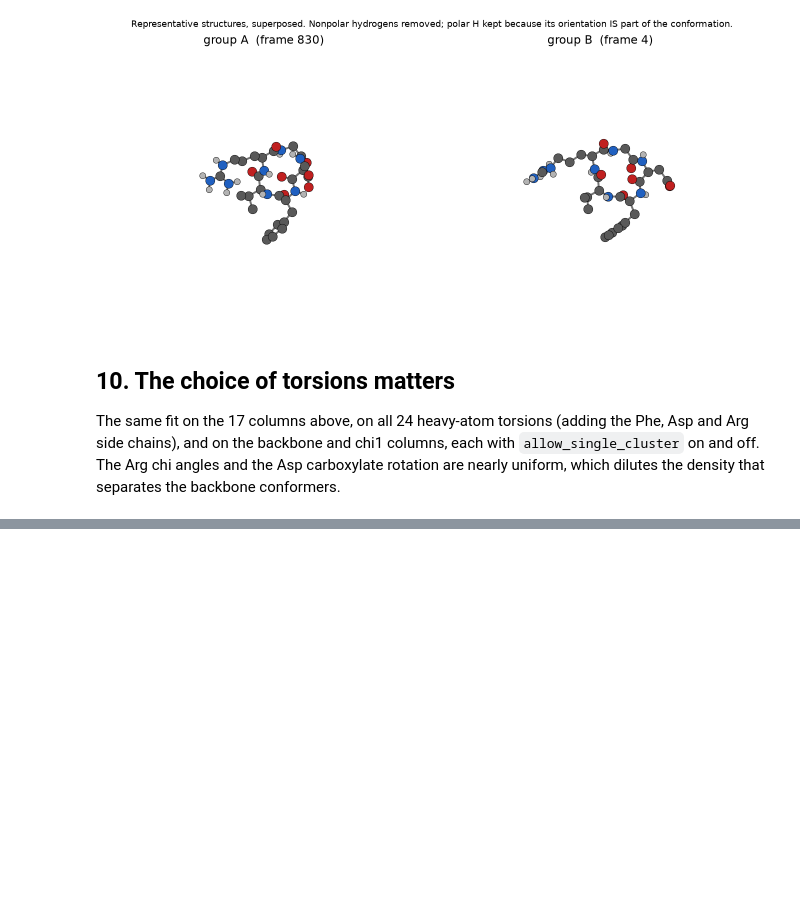
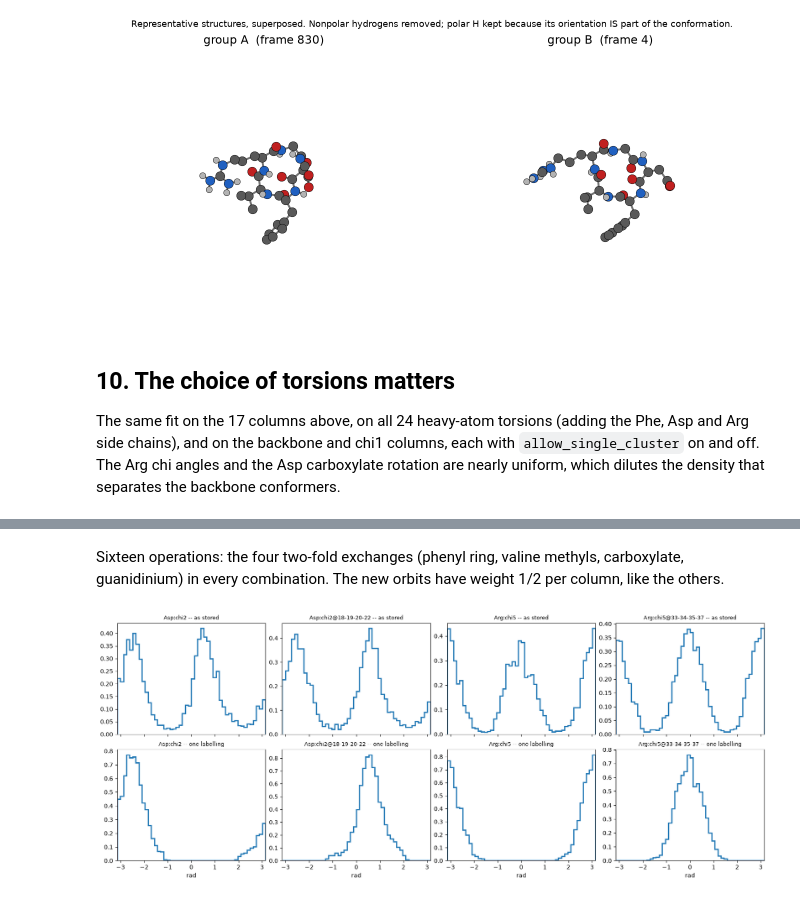
Before and after one commit to csy0000/MD-tools, a Jupyter notebook: docs/tutorial/rgdfv/analysis/clustering.ipynb, the cells around one changed output, grey strips where cells are left out. Drawn from its saved outputs; the diff is of its cells as text; code cells hidden in the pictures; blank space fills up the shorter version.

```diff
--- a/docs/tutorial/rgdfv/analysis/clustering.ipynb
+++ b/docs/tutorial/rgdfv/analysis/clustering.ipynb
@@ -323,0 +336,14 @@ pd.DataFrame(rows)
+# %%
+RESONANT = {"Asp:chi2": (18, 19, 20, 21), "Arg:chi5": (33, 34, 35, 36)}
+columns19 = {**BACKBONE_AND_SYMMETRIC, **RESONANT}
+defs19 = TorsionDefinitions(quads=tuple(columns19.values()), names=tuple(columns19),
+                            indexing="zero-based", units="radian")
+desc19 = SymmetricTorsionDescriptor(mol, defs19)
+plain19 = SymmetricTorsionDescriptor(mol, defs19, resonance=False)
+print(f"drawn structure : {len(plain19.operations):2d} operations, {plain19.n_columns} columns")
+print(f"resonance hybrid: {len(desc19.operations):2d} operations, {desc19.n_columns} columns | "
+      f"group closure {desc19.group_closure_verified}, isometry {desc19.isometry_verified}")
+print("orbits:", [[desc19.names[c] for c in o] for o in desc19.orbits if len(o) > 1])
+pd.DataFrame([{"operation": ("identity" if o.is_identity else f"op {o.index}"),
+               "heavy atoms exchanged": " ".join(f"{sym(i)}{i}" for i in o.moved_atoms() if sym(i) != "H") or "-"}
+              for o in desc19.operations])
@@ -323,0 +371,19 @@ pd.DataFrame(rows)
+# %% [markdown]
+Sixteen operations: the four two-fold exchanges (phenyl ring, valine methyls, carboxylate,
+guanidinium) in every combination. The new orbits have weight 1/2 per column, like the others.
+# %%
+tors19 = md.compute_dihedrals(traj, list(columns19.values()))
+fit19 = t_hdbscan(tors19, molecule=mol, torsion_definitions=defs19, coordinates=traj,
+                  atom_mapping=mapping).fit()
+al19 = fit19.align_all(per_cluster=True)
+fig, axes = plt.subplots(2, 4, figsize=(16, 6.4), layout="constrained", sharex=True)
+for r, (title, theta) in enumerate((("as stored", fit19.closed_theta_), ("one labelling", al19["angles"]))):
+    for j, name in enumerate(["Asp:chi2", "Asp:chi2@18-19-20-22", "Arg:chi5", "Arg:chi5@33-34-35-37"]):
+        col = desc19.names.index(name)
+        axes[r, j].hist(theta[:, col], bins=edges, density=True, histtype="step", lw=2.0, color=palette(0))
+        axes[r, j].set_xlim(-np.pi, np.pi); axes[r, j].set_title(f"{name} -- {title}", fontsize=9)
+for j in range(4):
+    axes[1, j].set_xlabel("rad")
+plt.show()
+# %% [output]
+[figure, added]
```
Also changed, not shown: parts of 9 cells of this notebook, 6 other files.
